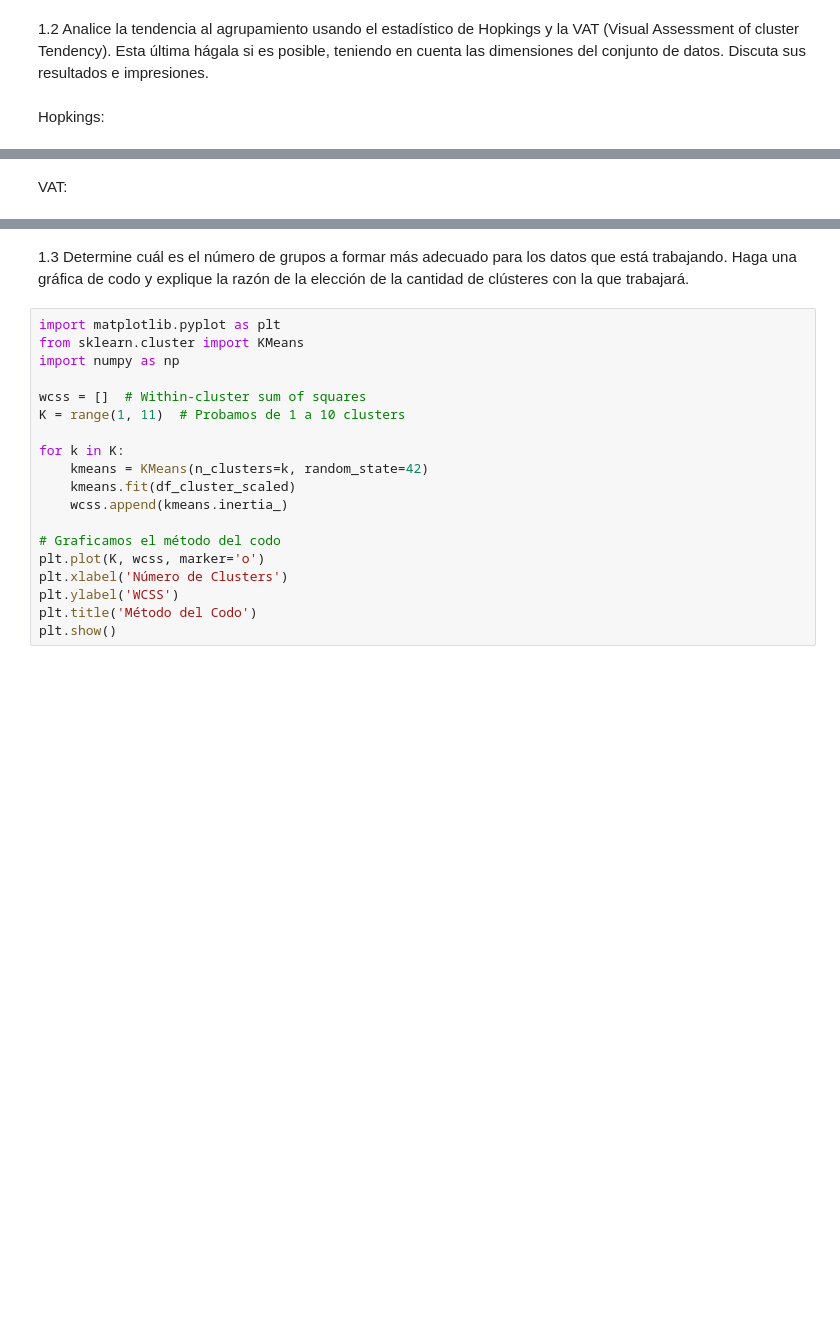
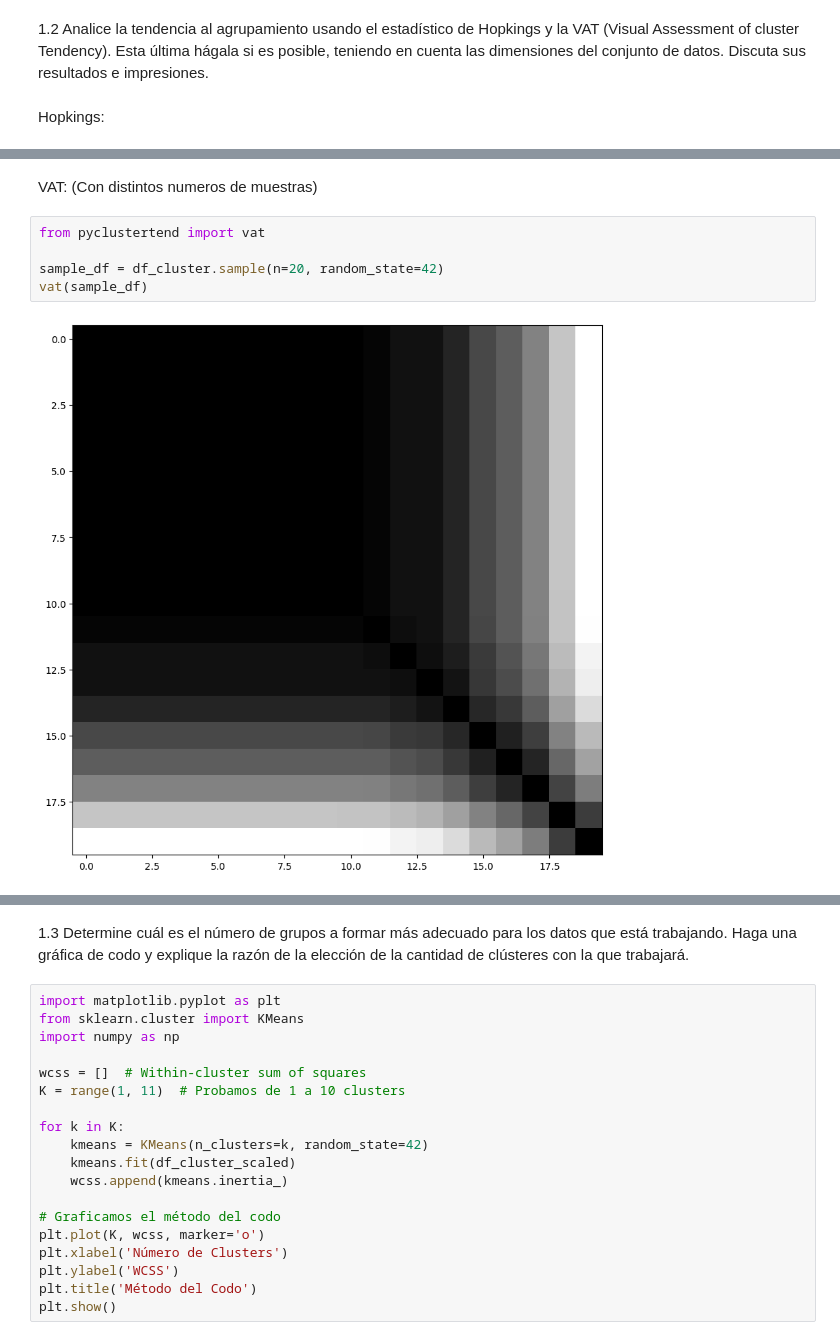
Before and after one commit to michellemej22596/HT2-MineriaDeDatos, a Jupyter notebook: Clustering.ipynb, the cells around one changed output, grey strips where cells are left out. Drawn from its saved outputs; the diff is of its cells as text; blank space fills up the shorter version.

```diff
--- a/Clustering.ipynb
+++ b/Clustering.ipynb
@@ -47,2 +45,9 @@ Estadístico de Hopkins: 0.011474737598699755
-# %% [markdown]
-VAT:
+# %% [markdown]
+VAT: (Con distintos numeros de muestras)
+# %%
+from pyclustertend import vat
+
+sample_df = df_cluster.sample(n=20, random_state=42)
+vat(sample_df)
+# %% [output]
+[figure, added]
```
Also changed, not shown: parts of 4 cells of this notebook.
